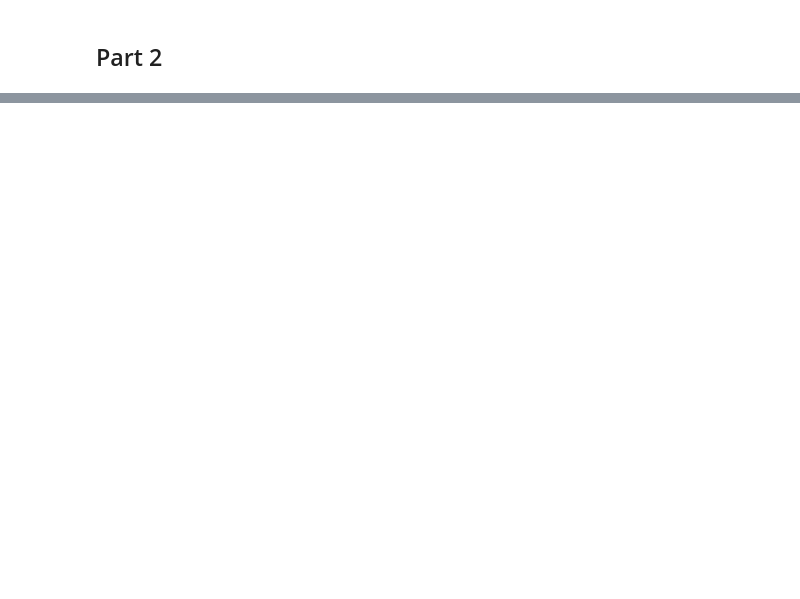
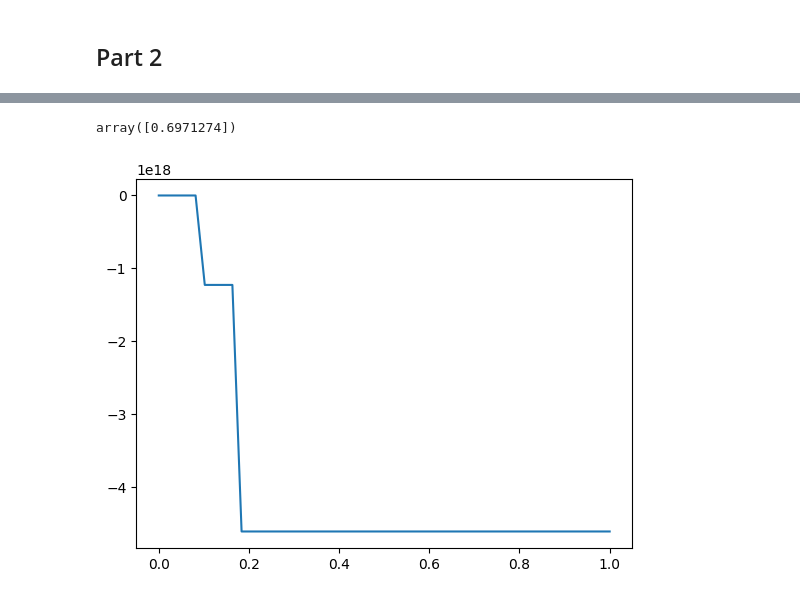
Before and after one commit to mortezaaghajanzadeh/Household-Finance, a Jupyter notebook: Part I - Life cycle consumption savings models/Problem set 1/ProblemSet1.ipynb, the cells around one changed output, grey strips where cells are left out. Cells and saved outputs as stored; diff of their text form; code cells hidden in the pictures; blank space fills up the shorter version.

```diff
--- a/Part I - Life cycle consumption savings models/Problem set 1/ProblemSet1.ipynb
+++ b/Part I - Life cycle consumption savings models/Problem set 1/ProblemSet1.ipynb
@@ -229,0 +416,28 @@ I am sorry to report that I was not able to solve this problem. I have included
+# %%
+x = Xr[-1,5]
+c = Cr[-1,5]
+a = a_grid[-1]
+α = 0.5
+r_state = 0
+z_state = 0
+income = Z
+def alpha_stocastic_income(α,x,c,a,r_state,z_state,π_r,π_z,income):
+    A_t = x - c
+    Y_t1 = income
+    X_t1 = Y_t1 +  A_t* (1 + r_f + α * (r - r_f)).T
+    c_t1 = X_t1 - a
+    c_t1[c_t1<0] = epsilon
+    M_t1 = β * c_t1 ** (-γ)
+    r_repeated = np.kron(r,np.ones((1,N_z))).T
+    E =  ((M_t1 * (r_repeated - r_f)) @ π_r[r_state,:]).T @ π_z[z_state,:]
+    return E
+
+test_a = np.linspace(0,1,50)
+res = []
+for i in test_a:
+    res.append(alpha_stocastic_income(i,x,c,a,r_state,z_state,π_r,π_z,income))
+plt.plot(test_a,res)
+fsolve(alpha,1,args = (x,c,a,r_state,π_r,pension))
+# %% [output]
+array([0.6971274])
+[figure, added]
```
Also changed, not shown: parts of 9 cells of this notebook, 12 other files.
